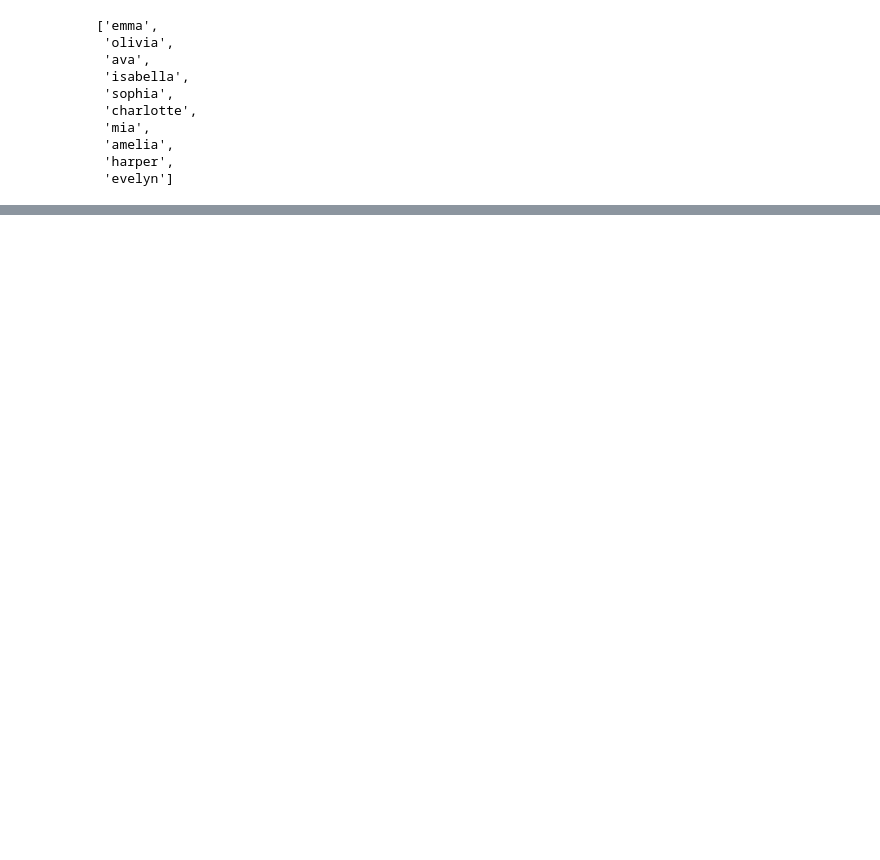
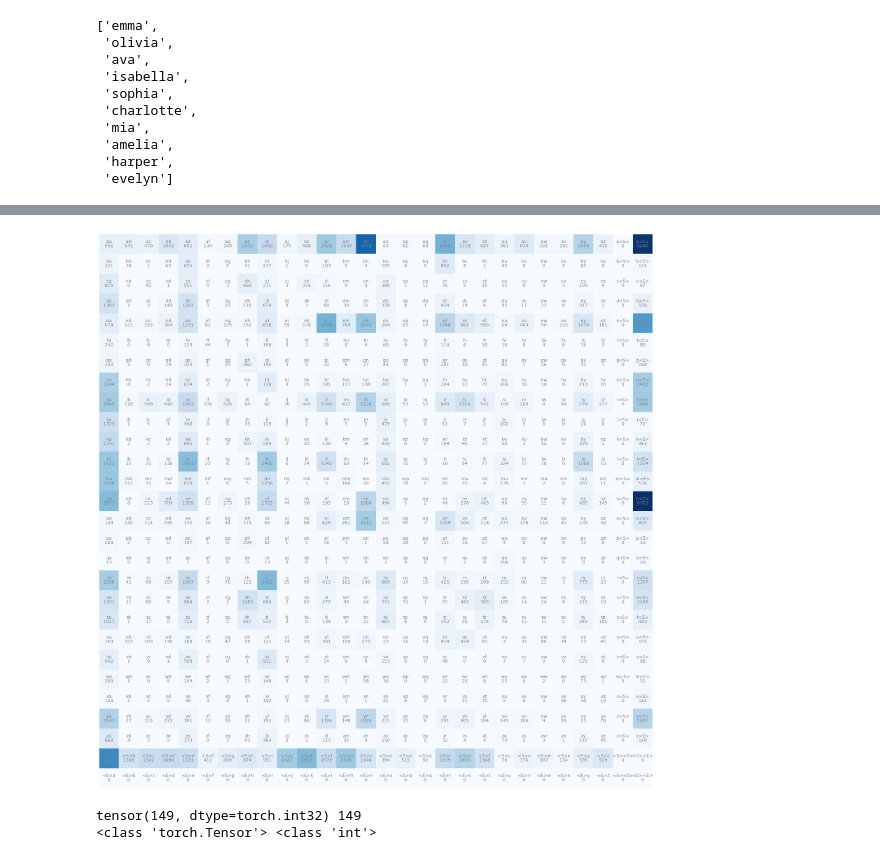
Before and after one commit to JustKi-ki/makemore, a Jupyter notebook: justki/note_1.ipynb, the cells around one changed output, grey strips where cells are left out. Cells and saved outputs as stored; diff of their text form; code cells hidden in the pictures; blank space fills up the shorter version.

```diff
--- a/justki/note_1.ipynb
+++ b/justki/note_1.ipynb
@@ -28,0 +102,24 @@ max(len(w) for w in words)
+# %%
+# 图表优化
+itos = {i:s for s, i in stoi.items()}
+
+import matplotlib.pyplot as plt
+%matplotlib inline
+
+plt.figure(figsize = (23,23))
+plt.imshow(N, cmap = 'Blues')
+for i in range(28):
+    for j in range(28):
+        chstr = itos[i] + itos[j]
+        plt.text(j, i, chstr, ha = "center", va = "bottom", color = 'gray')
+        plt.text(j, i, N[i, j].item(), ha = "center", va = "top", color = "gray")
+plt.axis('off');  # 不显示坐标轴
+# %% [output]
+[figure, added]
+# %%
+# 解释 N[i, j].item()
+print(N[3, 3], N[3, 3].item())
+print(type(N[3, 3]), type(N[3, 3].item()))
+# %% [output]
+tensor(149, dtype=torch.int32) 149
+<class 'torch.Tensor'> <class 'int'>
```
Also changed, not shown: parts of 13 cells of this notebook, 1 other file.
